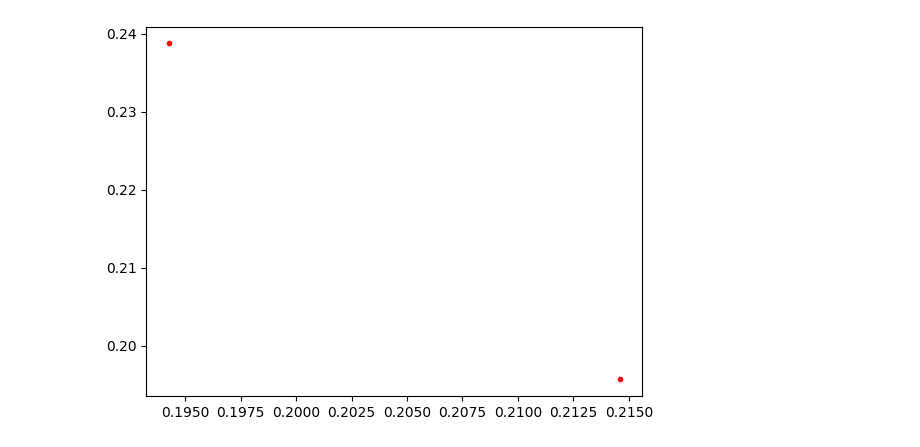
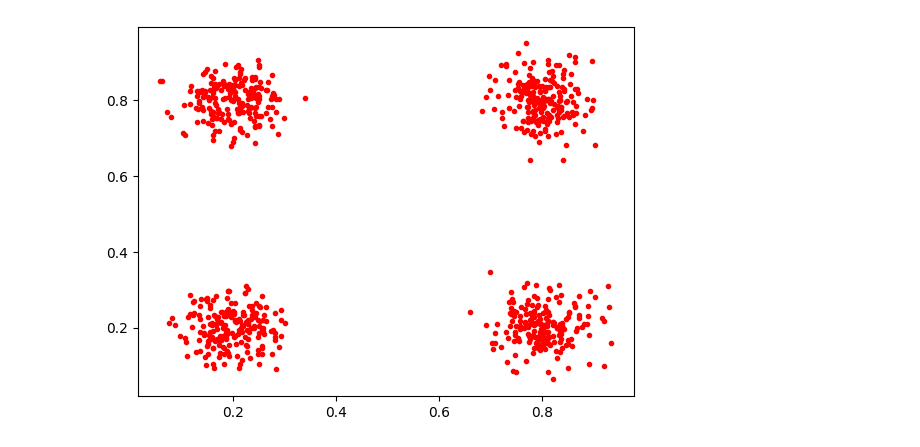
Before and after one commit to OmerFaruk-Celik/YapayZeka, a Jupyter notebook: K-Means.ipynb, the cells around one changed output. Drawn from its saved outputs; the diff is of its cells as text; code cells hidden in the pictures.

```diff
--- a/K-Means.ipynb
+++ b/K-Means.ipynb
@@ -8,7 +8,7 @@ import matplotlib.pyplot as plt
 
 # Noktaları oluşturma (daha önceki merkezler ve noktalar)
 merkezler = np.array([[0.2, 0.2], [0.8, 0.2], [0.2, 0.8], [0.8, 0.8]])
-n = 25  # Her kümede 25 nokta
+n = 200  # Her kümede 25 nokta
 
 noktalar = []
 for merkez in merkezler:
@@ -52,8 +30,8 @@ array([[0.19427166, 0.21460052],
 # %%
-plt.plot(noktalar[0],noktalar[1],"r.")
+plt.plot(noktalar[:,0],noktalar[:,1],"r.")
 plt.show()
 # %% [output]
-[figure, old version]
+[figure, new version]
 # %%
 # Gruplar için boş listeler oluştur
 r = np.array([[], []]).reshape(2, 0)
```
Also changed, not shown: parts of 3 cells of this notebook.
